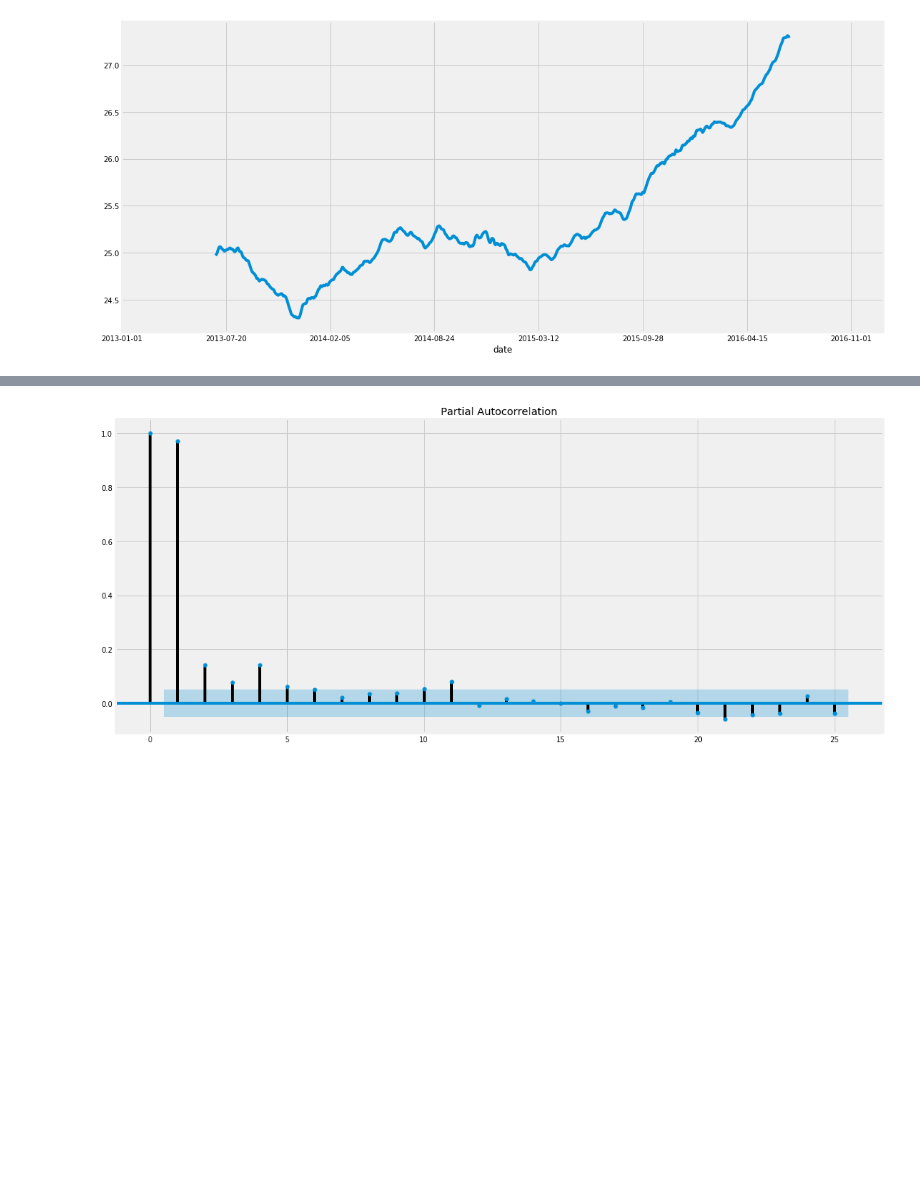
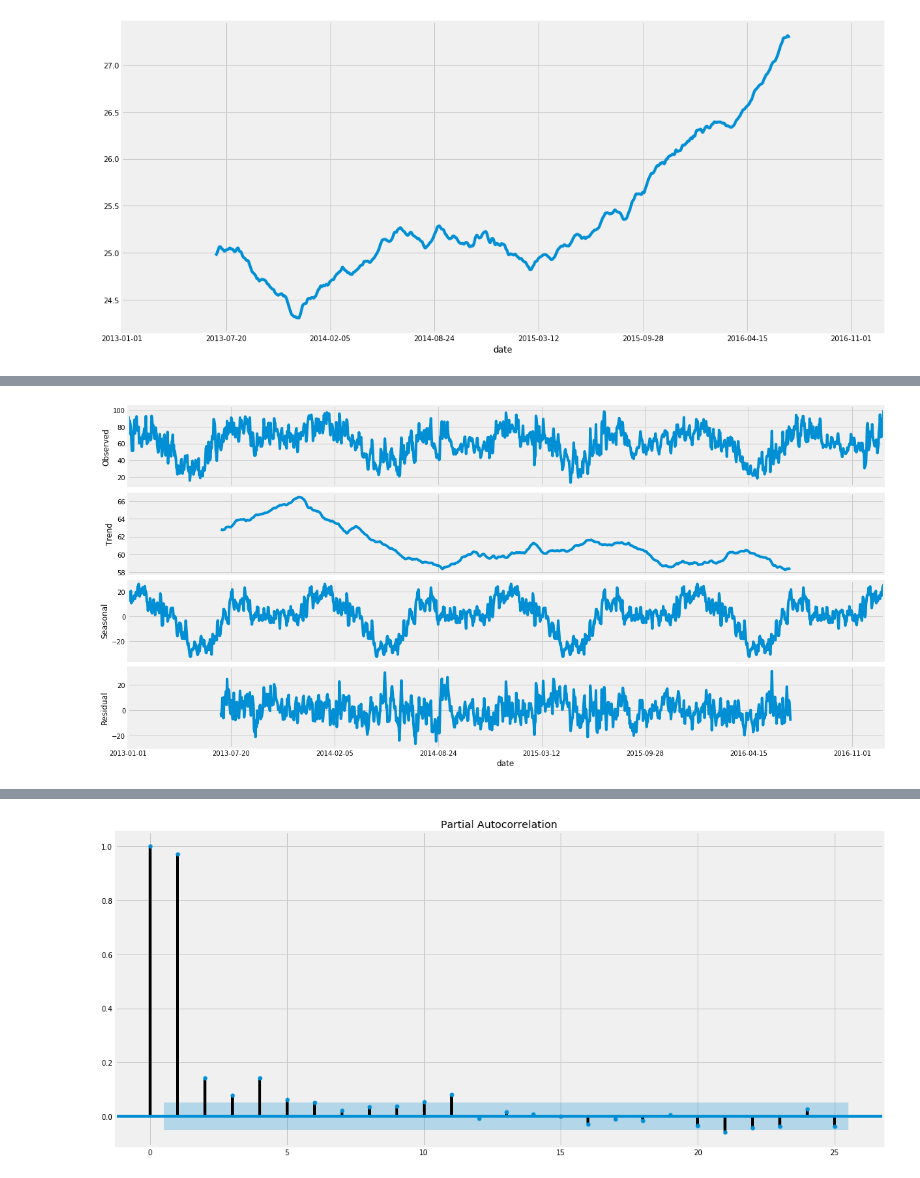
Before and after one commit to Knowledge-Precipitation-Tribe/Time-series-analysis, a Jupyter notebook: visualization.ipynb, the cells around one changed output, grey strips where cells are left out. Drawn from its saved outputs; the diff is of its cells as text; code cells hidden in the pictures; blank space fills up the shorter version.

```diff
--- a/visualization.ipynb
+++ b/visualization.ipynb
@@ -119,3 +119,6 @@ meantemp_data_volume.trend.plot()
 # %% [output]
 <matplotlib.axes._subplots.AxesSubplot at 0x...>
 [figure]
+# %%
+humidity_data = data['humidity']
+humidity_data
@@ -121,0 +139,7 @@ meantemp_data_volume.trend.plot()
+# %%
+rcParams['figure.figsize'] = 17, 8
+humidity_data_volume = sm.tsa.seasonal_decompose(humidity_data,freq=360) # 频率为一年
+figure = humidity_data_volume.plot()
+plt.show()
+# %% [output]
+[figure, added]
```
Also changed, not shown: parts of 64 cells of this notebook.
